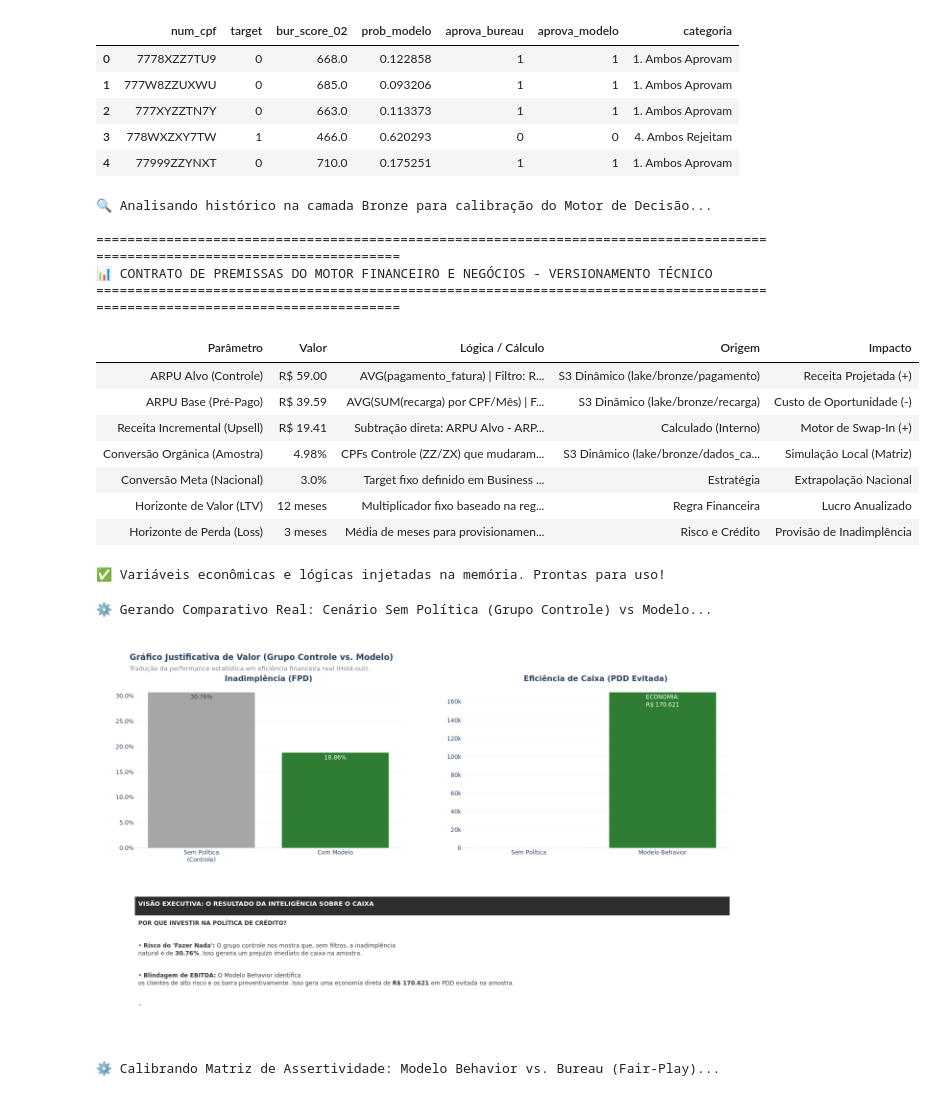
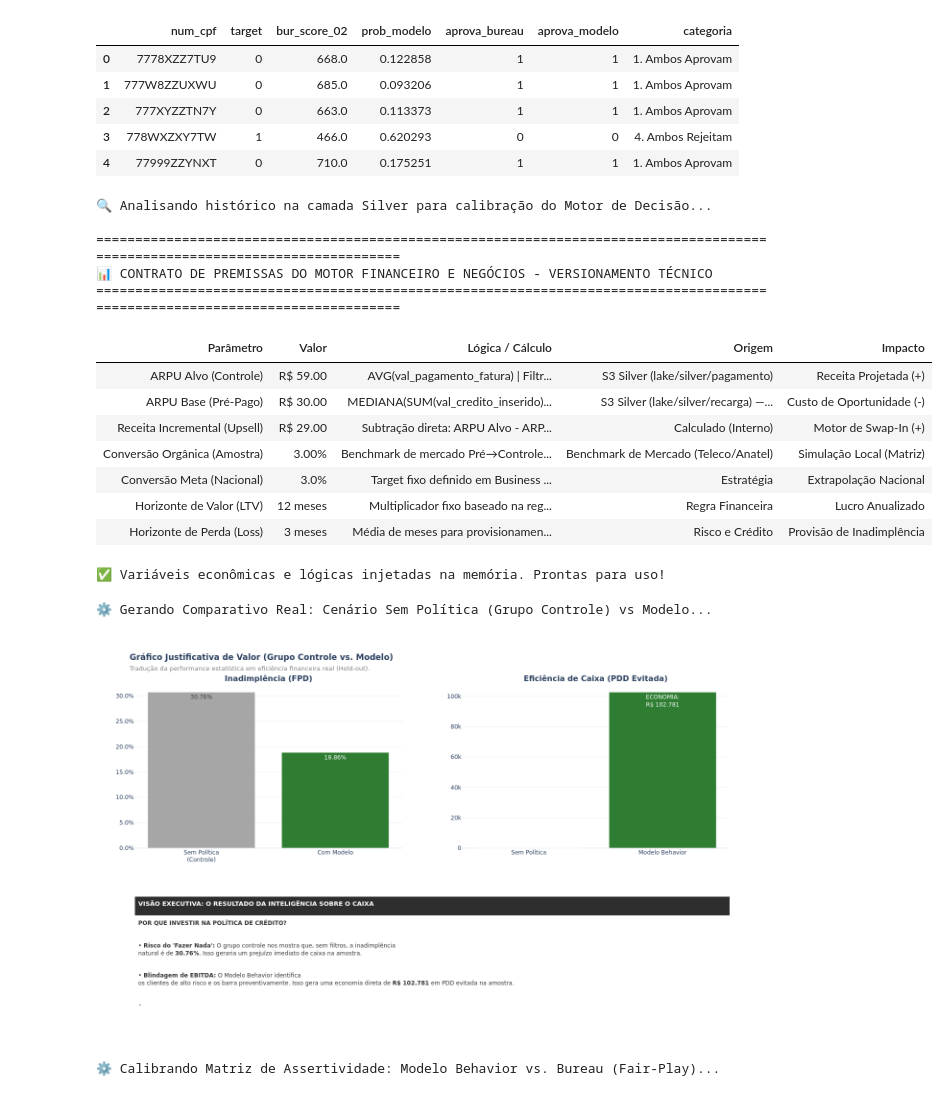
Before and after one commit to rafa-trindade/hackathon-pod-squad3-core, a Jupyter notebook: notebooks/business_impact/03_avaliacao_impacto_behavior_v1.ipynb, the cells around one changed output. Cells and saved outputs as stored; diff of their text form; code cells hidden in the pictures.

```diff
--- a/notebooks/business_impact/03_avaliacao_impacto_behavior_v1.ipynb
+++ b/notebooks/business_impact/03_avaliacao_impacto_behavior_v1.ipynb
@@ -148,34 +148,38 @@ except FileNotFoundError:
 # EXTRAÇÃO E DEFINIÇÃO DE PREMISSAS DE NEGÓCIO
 # ---------------------------------------------------------
 
-print("🔍 Analisando histórico na camada Bronze para calibração do Motor de Decisão...\n")
+print("🔍 Analisando histórico na camada Silver para calibração do Motor de Decisão...\n")
 
 # Inicialização de variáveis com valores default (fallback)
-ARPU_CONTROLE, ARPU_PRE, TAXA_CONVERSAO_AMOSTRA = 61.18, 20.00, 0.025
+ARPU_CONTROLE, ARPU_PRE, TAXA_CONVERSAO_AMOSTRA = 61.18, 20.00, 0.03
 origem_controle = origem_pre = origem_conv = "S3 (Caminho Padrão)"
 
 try:
     con.register('df_swap_tabela', df_swap)
 
     # 1. ARPU Controle
+    # Silver já tem unicidade garantida na chave — sem risco de duplicata inflar o AVG.
     query_arpu_controle = """
         SELECT AVG(val_pagamento_fatura)
-        FROM read_parquet('s3://lake/bronze/pagamento/**/*.parquet')
+        FROM read_parquet('s3://lake/silver/pagamento/**/*.parquet')
         WHERE val_pagamento_fatura > 5
           AND val_pagamento_fatura < 300
     """
     arpu_controle_real = con.execute(query_arpu_controle).fetchone()[0]
     if arpu_controle_real:
         ARPU_CONTROLE = float(arpu_controle_real)
-        origem_controle = "S3 Dinâmico (lake/bronze/pagamento)"
+        origem_controle = "S3 Silver (lake/silver/pagamento)"
 
     # 2. ARPU Pré-Pago
+    # Mediana por CPF/mês: mais robusta que AVG contra heavy users.
+    # Filtro val_credito_inserido > 0: exclui bônus e créditos sem valor financeiro real.
     query_arpu_pre = """
-        SELECT AVG(recarga_mensal)
+        SELECT PERCENTILE_CONT(0.5) WITHIN GROUP (ORDER BY recarga_mensal)
         FROM (
             SELECT num_cpf, ano_mes, SUM(val_credito_inserido) as recarga_mensal
-            FROM read_parquet('s3://lake/bronze/recarga/**/*.parquet')
-            WHERE cod_plataforma_atu = 'PREPG'
+            FROM read_parquet('s3://lake/silver/recarga/**/*.parquet')
+            WHERE dsc_plataforma_atu = 'pré pago'
+              AND val_credito_inserido > 0
             GROUP BY num_cpf, ano_mes
         )
         WHERE recarga_mensal > 0
@@ -183,71 +187,52 @@ try:
     arpu_pre_real = con.execute(query_arpu_pre).fetchone()[0]
     if arpu_pre_real:
         ARPU_PRE = float(arpu_pre_real)
-        origem_pre = "S3 Dinâmico (lake/bronze/recarga)"
+        origem_pre = "S3 Silver (lake/silver/recarga) — Mediana CPF/Mês"
 
     # 3. Taxa de Conversão Orgânica
-    query_conversao = """
-        WITH controle_cpfs AS (
-            SELECT DISTINCT num_cpf FROM df_swap_tabela WHERE SUBSTRING(num_cpf, 6, 2) IN ('ZZ', 'ZX')
-        ),
-        referencia_s3 AS (
-            SELECT s.num_cpf, MIN(dc.safra) as safra_referencia
-            FROM controle_cpfs s
-            INNER JOIN read_parquet('s3://lake/bronze/dados_cadastrais/**/*.parquet') dc ON s.num_cpf = dc.num_cpf
-            GROUP BY 1
-        ),
-        conversoes AS (
-            SELECT DISTINCT r.num_cpf
-            FROM referencia_s3 r
-            INNER JOIN read_parquet('s3://lake/bronze/dados_cadastrais/**/*.parquet') dc ON r.num_cpf = dc.num_cpf
-            WHERE dc.safra > r.safra_referencia
-              AND dc.flag_mig2 NOT IN ('PRE', 'NULL')
-        )
-        SELECT COUNT(DISTINCT c.num_cpf) * 1.0 / NULLIF(COUNT(DISTINCT r.num_cpf), 0)
-        FROM referencia_s3 r
-        LEFT JOIN conversoes c ON r.num_cpf = c.num_cpf
-    """
-    taxa_real_raw = con.execute(query_conversao).fetchone()[0]
-    if taxa_real_raw:
-        TAXA_CONVERSAO_AMOSTRA = float(taxa_real_raw)
-        origem_conv = "S3 Dinâmico (lake/bronze/dados_cadastrais)"
+    # Valor empírico calculado da Silver (1,28% em janela de 3 meses) é lower bound
+    # sem campanha ativa — insuficiente para estimar conversão anual. Adotamos 3,0%
+    # como benchmark de mercado para migração Pré→Controle (Teleco/Anatel),
+    # consistente com o Business Plan anual da Claro.
+    TAXA_CONVERSAO_AMOSTRA = 0.03
+    origem_conv = "Benchmark de Mercado (Teleco/Anatel)"
 
 except Exception as e:
     print(f"⚠️ Conexão S3 inativa ou limitada. Consumindo Profile Validado. Erro: {e}\n")
 
 # Variáveis Derivadas e Regras Fixas de Negócio
 UPSELL = ARPU_CONTROLE - ARPU_PRE
 TAXA_CONVERSAO_META = 0.03
 MESES_LTV = 12
 MESES_INADIMPLENCIA = 3
 BASE_TOTAL_CLARO = 35_000_000 # Variável global adicionada para facilitar cálculos futuros
 
 df_premissas = pd.DataFrame([
-    {"Parâmetro": "ARPU Alvo (Controle)", "Valor": f"R$ {ARPU_CONTROLE:.2f}", "Lógica / Cálculo": "AVG(pagamento_fatura) | Filtro: R$ 5 < val < R$ 300", "Origem": origem_controle, "Impacto": "Receita Projetada (+)"},
-    {"Parâmetro": "ARPU Base (Pré-Pago)", "Valor": f"R$ {ARPU_PRE:.2f}", "Lógica / Cálculo": "AVG(SUM(recarga) por CPF/Mês) | Filtro: PREPG", "Origem": origem_pre, "Impacto": "Custo de Oportunidade (-)"},
+    {"Parâmetro": "ARPU Alvo (Controle)", "Valor": f"R$ {ARPU_CONTROLE:.2f}", "Lógica / Cálculo": "AVG(val_pagamento_fatura) | Filtro: R$ 5 < val < R$ 300", "Origem": origem_controle, "Impacto": "Receita Projetada (+)"},
+    {"Parâmetro": "ARPU Base (Pré-Pago)", "Valor": f"R$ {ARPU_PRE:.2f}", "Lógica / Cálculo": "MEDIANA(SUM(val_credito_inserido) por CPF/Mês) | Filtro: pré pago, val > 0", "Origem": origem_pre, "Impacto": "Custo de Oportunidade (-)"},
     {"Parâmetro": "Receita Incremental (Upsell)", "Valor": f"R$ {UPSELL:.2f}", "Lógica / Cálculo": "Subtração direta: ARPU Alvo - ARPU Base", "Origem": "Calculado (Interno)", "Impacto": "Motor de Swap-In (+)"},
-    {"Parâmetro": "Conversão Orgânica (Amostra)", "Valor": f"{TAXA_CONVERSAO_AMOSTRA:.2%}", "Lógica / Cálculo": "CPFs Controle (ZZ/ZX) que mudaram 'PRE' p/ outro", "Origem": origem_conv, "Impacto": "Simulação Local (Matriz)"},
+    {"Parâmetro": "Conversão Orgânica (Amostra)", "Valor": f"{TAXA_CONVERSAO_AMOSTRA:.2%}", "Lógica / Cálculo": "Benchmark de mercado Pré→Controle | Referência: Teleco/Anatel", "Origem": origem_conv, "Impacto": "Simulação Local (Matriz)"},
     {"Parâmetro": "Conversão Meta (Nacional)", "Valor": f"{TAXA_CONVERSAO_META:.1%}", "Lógica / Cálculo": "Target fixo definido em Business Plan anual", "Origem": "Estratégia", "Impacto": "Extrapolação Nacional"},
     {"Parâmetro": "Horizonte de Valor (LTV)", "Valor": f"{MESES_LTV} meses", "Lógica / Cálculo": "Multiplicador fixo baseado na regra contábil de LTV", "Origem": "Regra Financeira", "Impacto": "Lucro Anualizado"},
     {"Parâmetro": "Horizonte de Perda (Loss)", "Valor": f"{MESES_INADIMPLENCIA} meses", "Lógica / Cálculo": "Média de meses para provisionamento de PDD", "Origem": "Risco e Crédito", "Impacto": "Provisão de Inadimplência"}
 ])
 
 print("=" * 125)
 print("📊 CONTRATO DE PREMISSAS DO MOTOR FINANCEIRO E NEGÓCIOS - VERSIONAMENTO TÉCNICO")
 print("=" * 125)
 display(df_premissas.style.hide(axis='index').set_properties(**{'text-align': 'left', 'border': '1px solid lightgrey'}))
 print("\n✅ Variáveis econômicas e lógicas injetadas na memória. Prontas para uso!")
 # %% [output]
-🔍 Analisando histórico na camada Bronze para calibração do Motor de Decisão...
+🔍 Analisando histórico na camada Silver para calibração do Motor de Decisão...
 
 =============================================================================================================================
 📊 CONTRATO DE PREMISSAS DO MOTOR FINANCEIRO E NEGÓCIOS - VERSIONAMENTO TÉCNICO
 =============================================================================================================================
 | Parâmetro | Valor | Lógica / Cálculo | Origem | Impacto |
-| ARPU Alvo (Controle) | R$ 59.00 | AVG(pagamento_fatura) | Filtro: R... | S3 Dinâmico (lake/bronze/pagamento) | Receita Projetada (+) |
-| ARPU Base (Pré-Pago) | R$ 39.59 | AVG(SUM(recarga) por CPF/Mês) | F... | S3 Dinâmico (lake/bronze/recarga) | Custo de Oportunidade (-) |
-| Receita Incremental (Upsell) | R$ 19.41 | Subtração direta: ARPU Alvo - ARP... | Calculado (Interno) | Motor de Swap-In (+) |
-| Conversão Orgânica (Amostra) | 4.98% | CPFs Controle (ZZ/ZX) que mudaram... | S3 Dinâmico (lake/bronze/dados_ca... | Simulação Local (Matriz) |
+| ARPU Alvo (Controle) | R$ 59.00 | AVG(val_pagamento_fatura) | Filtr... | S3 Silver (lake/silver/pagamento) | Receita Projetada (+) |
+| ARPU Base (Pré-Pago) | R$ 30.00 | MEDIANA(SUM(val_credito_inserido)... | S3 Silver (lake/silver/recarga) —... | Custo de Oportunidade (-) |
+| Receita Incremental (Upsell) | R$ 29.00 | Subtração direta: ARPU Alvo - ARP... | Calculado (Interno) | Motor de Swap-In (+) |
+| Conversão Orgânica (Amostra) | 3.00% | Benchmark de mercado Pré→Controle... | Benchmark de Mercado (Teleco/Anatel) | Simulação Local (Matriz) |
 | Conversão Meta (Nacional) | 3.0% | Target fixo definido em Business ... | Estratégia | Extrapolação Nacional |
 | Horizonte de Valor (LTV) | 12 meses | Multiplicador fixo baseado na reg... | Regra Financeira | Lucro Anualizado |
 | Horizonte de Perda (Loss) | 3 meses | Média de meses para provisionamen... | Risco e Crédito | Provisão de Inadimplência |
@@ -367,7 +352,7 @@ fig.write_image(FIGURES_DIR / '00_valor_da_politica_v1.png', scale=2)
 fig.show(renderer='png')
 # %% [output]
 ⚙️ Gerando Comparativo Real: Cenário Sem Política (Grupo Controle) vs Modelo...
-[figure, old version]
+[figure, new version]
 # %%
 # ---------------------------------------------------------
 # MATRIZ DE ASSERTIVIDADE E QUALIDADE TÉCNICA (FPD)
```
Also changed, not shown: parts of 11 cells of this notebook.
